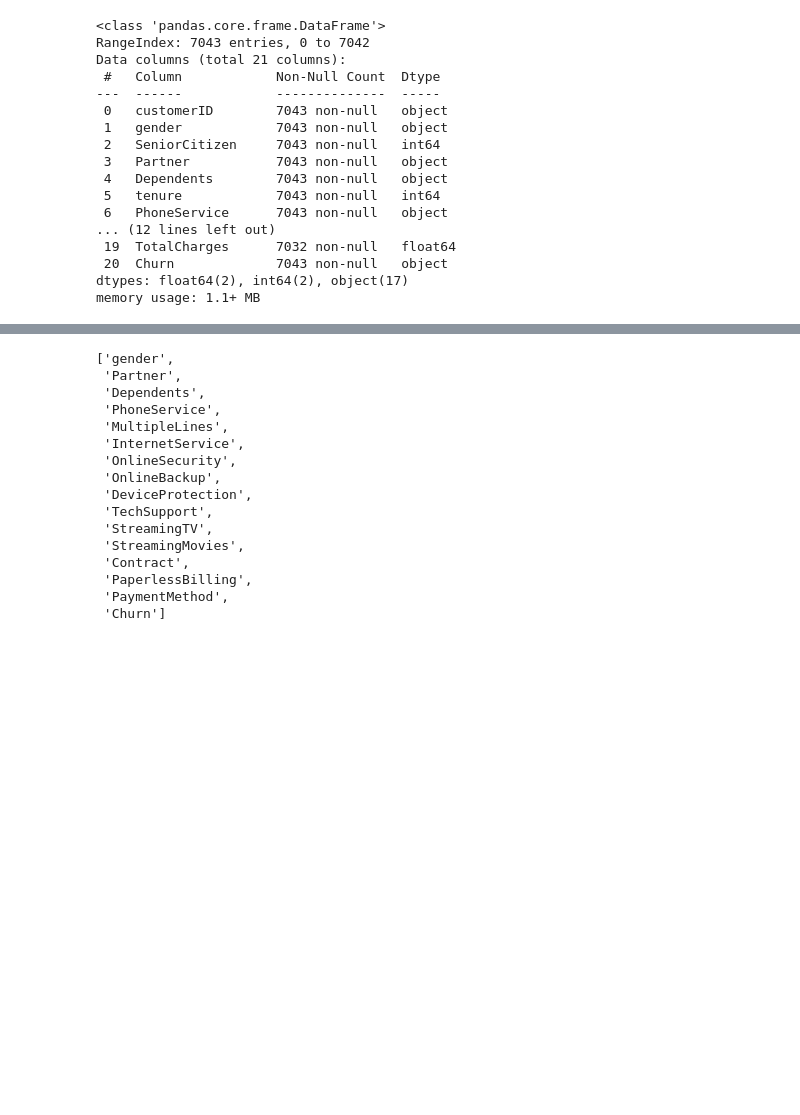
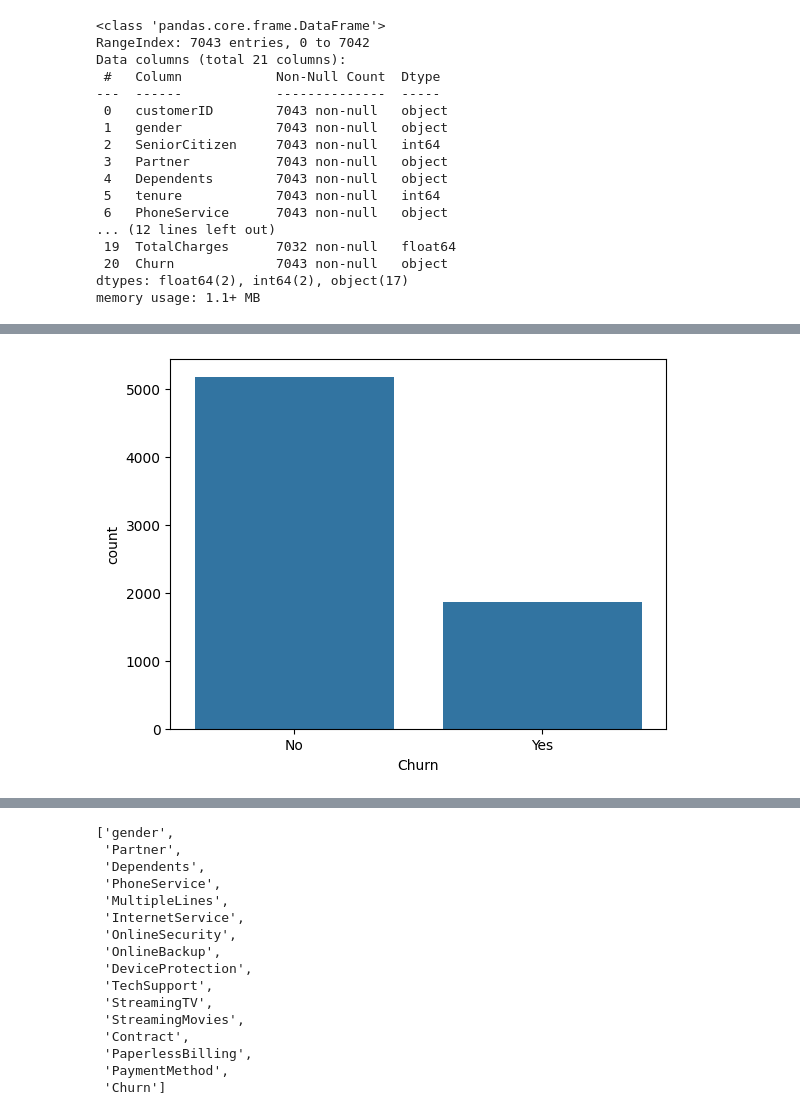
Before and after one commit to kalhara-peiris/Customer_churn, a Jupyter notebook: Untitled72.ipynb, the cells around one changed output, grey strips where cells are left out. Cells and saved outputs as stored; diff of their text form; code cells hidden in the pictures; blank space fills up the shorter version.

```diff
--- a/Untitled72.ipynb
+++ b/Untitled72.ipynb
@@ -94,0 +110,5 @@ dtype: int64
+# %%
+sns.countplot(x="Churn",data=df)
+plt.show()
+# %% [output]
+[figure, added]
```
Also changed, not shown: parts of 10 cells of this notebook.
